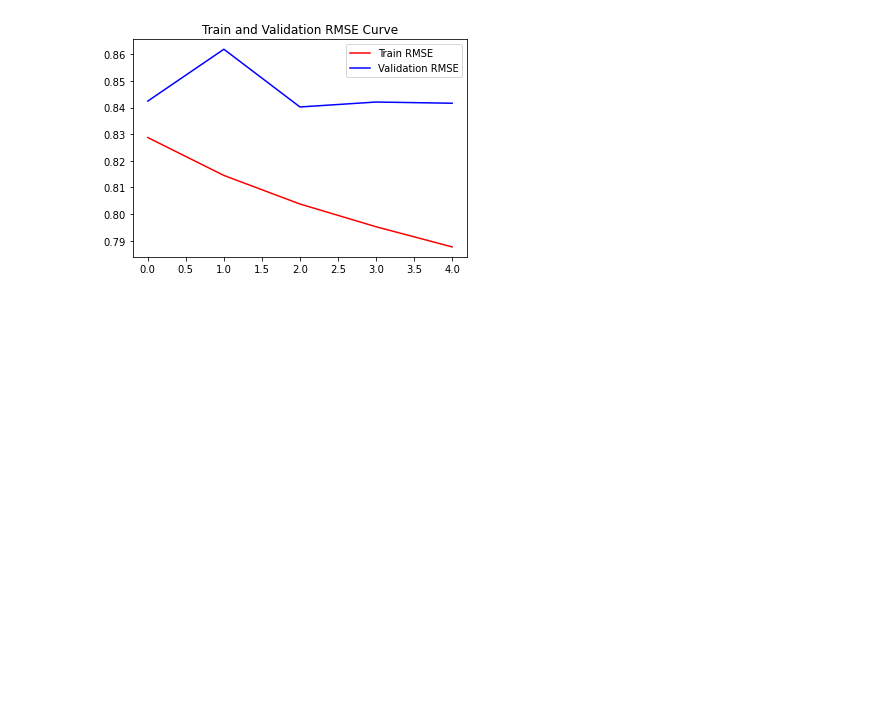
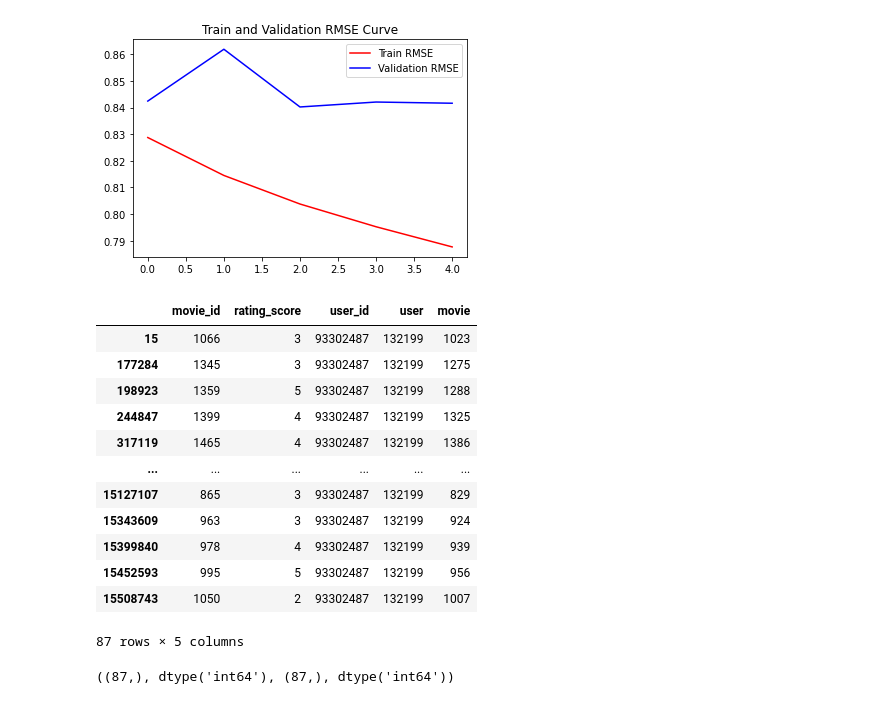
Before and after one commit to smanavi/Springboard-Capstone-Three, a Jupyter notebook: tensorflow_functional_api_2.ipynb, the cells around one changed output. Drawn from its saved outputs; the diff is of its cells as text; code cells hidden in the pictures; blank space fills up the shorter version.

```diff
--- a/tensorflow_functional_api_2.ipynb
+++ b/tensorflow_functional_api_2.ipynb
@@ -167,3 +167,19 @@ plt.legend()
 plt.show()
 # %% [output]
 [figure]
+# %%
+ratings[ratings.user_id==93302487]
+# %% [output]
+|  | movie_id | rating_score | user_id | user | movie |
+| 15 | 1066 | 3 | 93302487 | 132199 | 1023 |
+| 177284 | 1345 | 3 | 93302487 | 132199 | 1275 |
+| 198923 | 1359 | 5 | 93302487 | 132199 | 1288 |
+| 244847 | 1399 | 4 | 93302487 | 132199 | 1325 |
+| 317119 | 1465 | 4 | 93302487 | 132199 | 1386 |
+| ... | ... | ... | ... | ... | ... |
+| 15127107 | 865 | 3 | 93302487 | 132199 | 829 |
+| 15343609 | 963 | 3 | 93302487 | 132199 | 924 |
+| 15399840 | 978 | 4 | 93302487 | 132199 | 939 |
+| 15452593 | 995 | 5 | 93302487 | 132199 | 956 |
+| 15508743 | 1050 | 2 | 93302487 | 132199 | 1007 |
+87 rows × 5 columns
@@ -169,0 +189,4 @@ plt.show()
+# %%
+movie_array.shape, movie_array.dtype, user.shape, user.dtype
+# %% [output]
+((87,), dtype('int64'), (87,), dtype('int64'))
```
Also changed, not shown: parts of 4 cells of this notebook.
